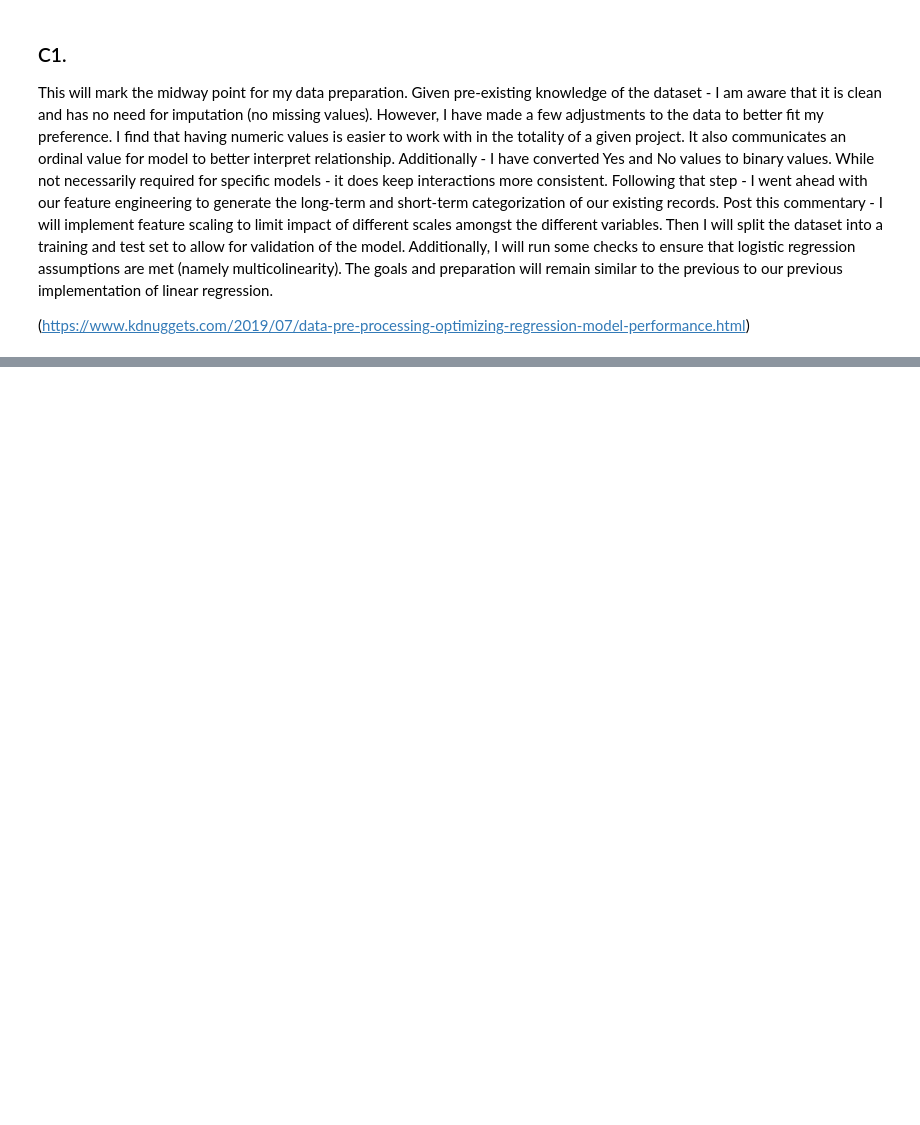
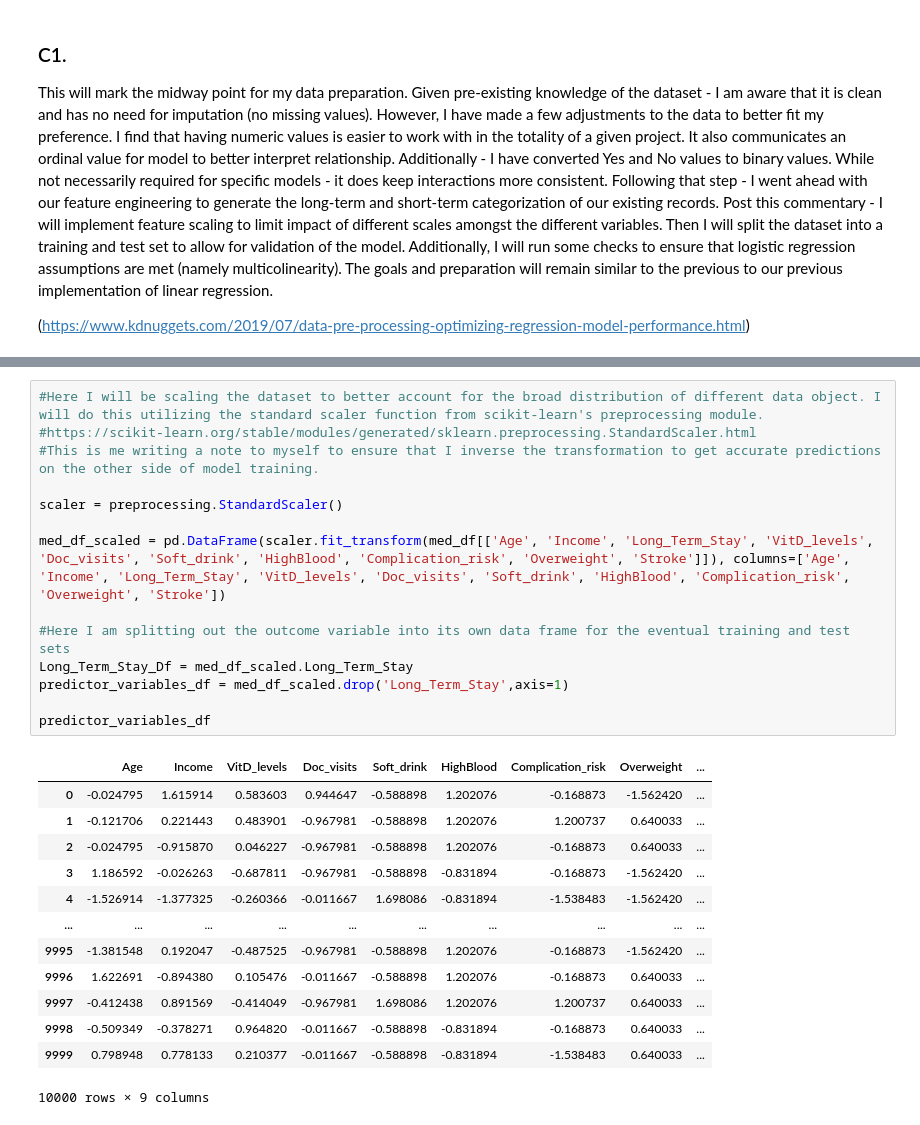
Before and after one commit to JacobRColp/WGU, a Jupyter notebook: D209/D208-Jcolp-2.ipynb, the cells around one changed output, grey strips where cells are left out. Cells and saved outputs as stored; diff of their text form; blank space fills up the shorter version.

```diff
--- a/D209/D208-Jcolp-2.ipynb
+++ b/D209/D208-Jcolp-2.ipynb
@@ -174,0 +188,28 @@ Summary statistics can be found in the second cell following our imports. They w
+# %%
+#Here I will be scaling the dataset to better account for the broad distribution of different data object. I will do this utilizing the standard scaler function from scikit-learn's preprocessing module.
+#https://scikit-learn.org/stable/modules/generated/sklearn.preprocessing.StandardScaler.html
+#This is me writing a note to myself to ensure that I inverse the transformation to get accurate predictions on the other side of model training.
+
+scaler = preprocessing.StandardScaler()
+
+med_df_scaled = pd.DataFrame(scaler.fit_transform(med_df[['Age', 'Income', 'Long_Term_Stay', 'VitD_levels', 'Doc_visits', 'Soft_drink', 'HighBlood', 'Complication_risk', 'Overweight', 'Stroke']]), columns=['Age', 'Income', 'Long_Term_Stay', 'VitD_levels', 'Doc_visits', 'Soft_drink', 'HighBlood', 'Complication_risk', 'Overweight', 'Stroke'])
+
+#Here I am splitting out the outcome variable into its own data frame for the eventual training and test sets
+Long_Term_Stay_Df = med_df_scaled.Long_Term_Stay
+predictor_variables_df = med_df_scaled.drop('Long_Term_Stay',axis=1)
+
+predictor_variables_df
+# %% [output]
+|  | Age | Income | VitD_levels | Doc_visits | Soft_drink | HighBlood | Complication_risk | Overweight | ... |
+| 0 | -0.024795 | 1.615914 | 0.583603 | 0.944647 | -0.588898 | 1.202076 | -0.168873 | -1.562420 | ... |
+| 1 | -0.121706 | 0.221443 | 0.483901 | -0.967981 | -0.588898 | 1.202076 | 1.200737 | 0.640033 | ... |
+| 2 | -0.024795 | -0.915870 | 0.046227 | -0.967981 | -0.588898 | 1.202076 | -0.168873 | 0.640033 | ... |
+| 3 | 1.186592 | -0.026263 | -0.687811 | -0.967981 | -0.588898 | -0.831894 | -0.168873 | -1.562420 | ... |
+| 4 | -1.526914 | -1.377325 | -0.260366 | -0.011667 | 1.698086 | -0.831894 | -1.538483 | -1.562420 | ... |
+| ... | ... | ... | ... | ... | ... | ... | ... | ... | ... |
+| 9995 | -1.381548 | 0.192047 | -0.487525 | -0.967981 | -0.588898 | 1.202076 | -0.168873 | -1.562420 | ... |
+| 9996 | 1.622691 | -0.894380 | 0.105476 | -0.011667 | -0.588898 | 1.202076 | -0.168873 | 0.640033 | ... |
+| 9997 | -0.412438 | 0.891569 | -0.414049 | -0.967981 | 1.698086 | 1.202076 | 1.200737 | 0.640033 | ... |
+| 9998 | -0.509349 | -0.378271 | 0.964820 | -0.011667 | -0.588898 | -0.831894 | -0.168873 | 0.640033 | ... |
+| 9999 | 0.798948 | 0.778133 | 0.210377 | -0.011667 | -0.588898 | -0.831894 | -1.538483 | 0.640033 | ... |
+10000 rows × 9 columns
```
Also changed, not shown: parts of 9 cells of this notebook.
